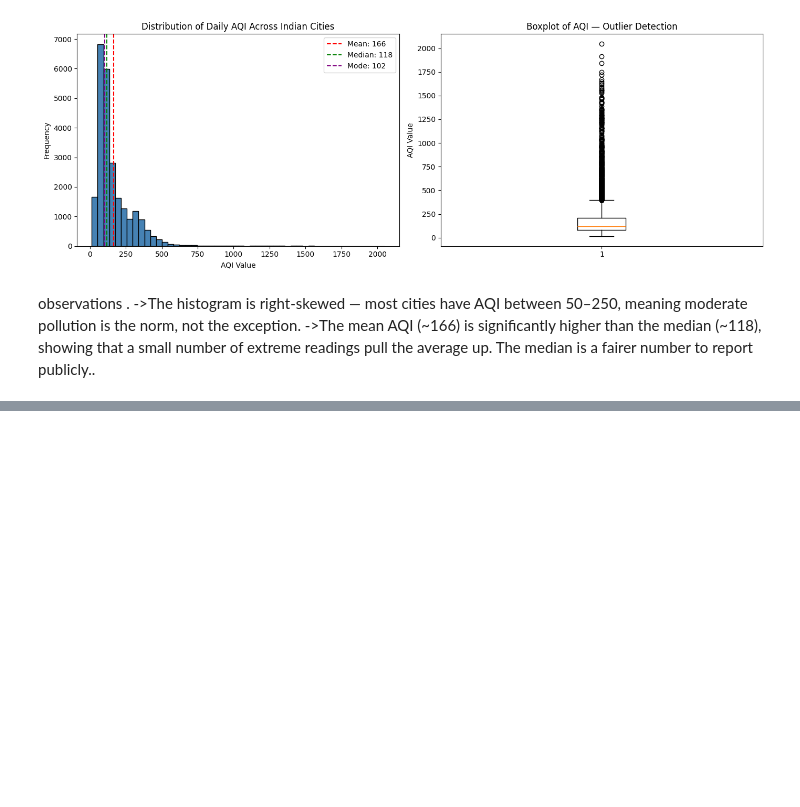
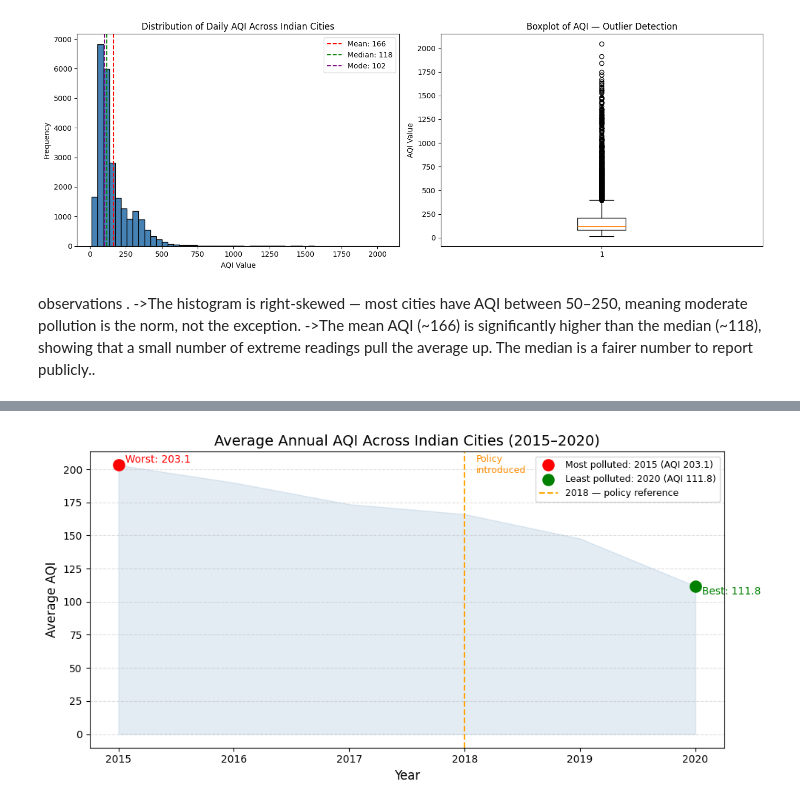
Before and after one commit to jelza04/ML-lab-2547123, a Jupyter notebook: lab1/lab1.ipynb, the cells around one changed output, grey strips where cells are left out. Saved outputs shown, nothing was run; the diff lists cells and outputs as text; code cells hidden in the pictures; blank space fills up the shorter version.

```diff
--- a/lab1/lab1.ipynb
+++ b/lab1/lab1.ipynb
@@ -190,0 +353,40 @@ observations  .
+# %%
+fig, ax = plt.subplots(figsize=(10, 5))
+
+# Shade the area under the line for visual weight
+ax.fill_between(yearly_aqi['Year'], yearly_aqi['Avg_AQI'],
+                alpha=0.15, color='steelblue')
+
+# Highlight most polluted year in red
+ax.scatter(max_year['Year'], max_year['Avg_AQI'],
+           color='red', s=120, zorder=5,
+           label=f"Most polluted: {int(max_year['Year'])} (AQI {max_year['Avg_AQI']})")#adding a red dot to highlight the most polluted year
+ax.annotate(f"  Worst: {max_year['Avg_AQI']}",
+            xy=(max_year['Year'], max_year['Avg_AQI']),
+            fontsize=10, color='red', va='bottom') #adding annotation to label the red dot with the AQI value of the most polluted year
+
+# Highlight least polluted year in green
+ax.scatter(min_year['Year'], min_year['Avg_AQI'],
+           color='green', s=120, zorder=5,
+           label=f"Least polluted: {int(min_year['Year'])} (AQI {min_year['Avg_AQI']})")
+ax.annotate(f"  Best: {min_year['Avg_AQI']}",
+            xy=(min_year['Year'], min_year['Avg_AQI']),
+            fontsize=10, color='green', va='top')
+
+# Add a vertical dashed reference line at 2018 (policy introduction year)
+ax.axvline(x=2018, color='orange', linestyle='--', linewidth=1.5,
+           label='2018 — policy reference')
+ax.text(2018.1, yearly_aqi['Avg_AQI'].max() * 0.97,
+        'Policy\nintroduced', fontsize=9, color='darkorange')
+
+ax.set_xlabel('Year', fontsize=12)
+ax.set_ylabel('Average AQI', fontsize=12)
+ax.set_title('Average Annual AQI Across Indian Cities (2015–2020)', fontsize=14)
+ax.set_xticks(yearly_aqi['Year'])
+ax.legend(fontsize=9)
+ax.grid(axis='y', linestyle='--', alpha=0.4)
+plt.tight_layout()
+plt.savefig('task6_yearly_aqi_trend.png', dpi=150, bbox_inches='tight')
+plt.show()
+# %% [output]
+[figure, added]
```
Also changed, not shown: parts of 30 cells of this notebook, 4 other files.
